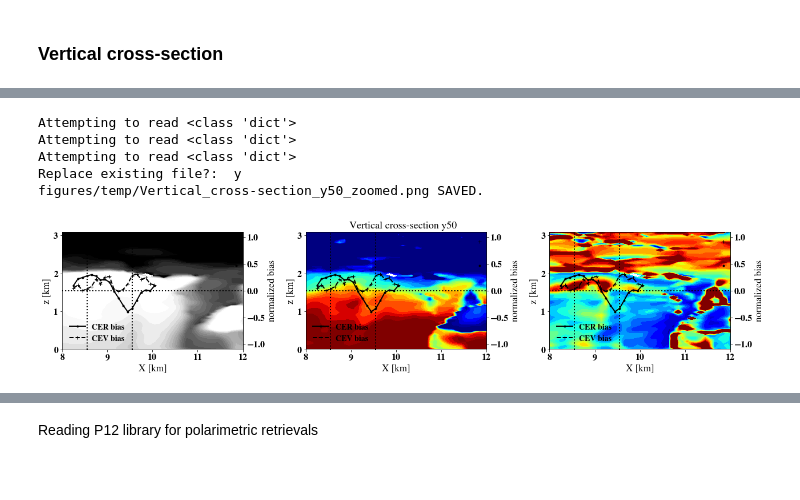
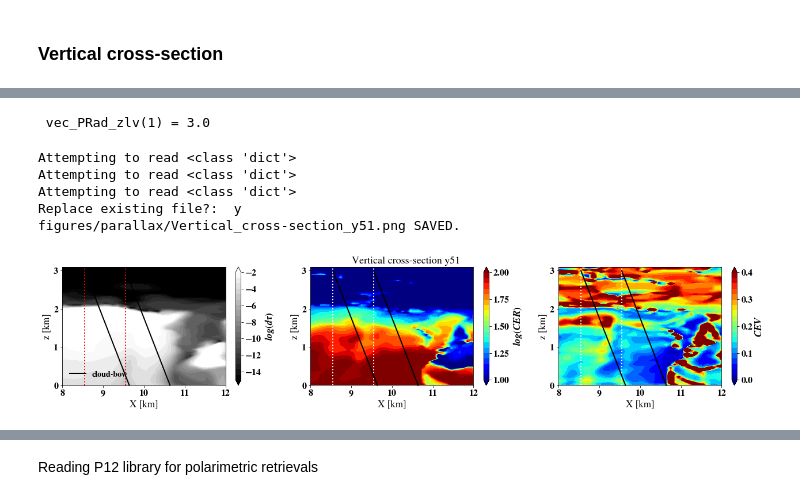
Before and after one commit to cpnHere/ACRS, a Jupyter notebook: Retrievals/Pol_retrievals/analysis_pol_ret.ipynb, the cells around one changed output, grey strips where cells are left out. Cells and saved outputs as stored; diff of their text form; code cells hidden in the pictures; blank space fills up the shorter version.

Commit message:
Parallax effect inside the cloud. New figures done. In the middle of writing chap5 of the Thesis.

```diff
--- a/Retrievals/Pol_retrievals/analysis_pol_ret.ipynb
+++ b/Retrievals/Pol_retrievals/analysis_pol_ret.ipynb
@@ -306,0 +347,7 @@ figures/parallax/Cloudbow_line-of-sight_from_the_sensor_for_varying_SZA_at_x110y
+# %%
+import cpnCommonlib as cpn
+cpn.setup_figures(plt)
+SZA=60
+srZA=180-SZA
+les,pol_tail = read_vw_pol(SZA,'','RIC')
+RTvnir=LES_case(les.name+'_'+str(srZA)+'_b0p860')
@@ -306,0 +370,7 @@ figures/parallax/Cloudbow_line-of-sight_from_the_sensor_for_varying_SZA_at_x110y
+# %%
+pol_re = les.S.Pol3D['ret_Re']
+pol_re1D = les.S.Pol1D['ret_Re']
+pol_ve = les.S.Pol3D['ret_Ve']
+pol_ve1D = les.S.Pol1D['ret_Ve']
+re_bias = pol_re-vw_res_by_type('ret_Re',les,res='')
+ve_bias = pol_ve-vw_res_by_type('ret_Ve',les,res='')
@@ -307,53 +384,74 @@ figures/parallax/Cloudbow_line-of-sight_from_the_sensor_for_varying_SZA_at_x110y
 # %%
-cpn.setup_figures(plt)
-xi,yi = 110,50
-z = RC.DHARMA.z
-x,y = RC.x/1e3,z/1e3
-dTau = RC.dTau[1,:]
-dRe = RC.VW.re_tau
-dVe = RC.VW.ve_tau
+xi,yi = 110,51
+reb=re_bias[yi,:]/np.nanmax(abs(re_bias[yi,80:100]))
+veb=ve_bias[yi,:]/np.nanmax(abs(ve_bias[yi,80:100]))
+x = les.x/1e3
+
+z = les.DHARMA.z
+x,y = les.x/1e3,z/1e3
+dTau = les.dTau[1,:]
+dRe = les.VW.re_tau
+dVe = les.VW.ve_tau
 ttau = dTau.sum(axis=0)
+
+sensor = RTvnir.RT.read_from_nml(54) # sensor altitude
+ctop = 2.0 #RC.DHARMA.z[RC.cot_top[40,40]]/1e3
+the = np.deg2rad(40-60) # the=40-SZA
+x_the = sensor*np.tan(the)  # tan(40-SZA)=x/(sensor-ctop)
 
 fig3,ax3 = plt.subplots(1,3,figsize=(18,4))
 fig3_ttl = 'Vertical cross-section y%d'%(yi)
-Bex = np.einsum('izxy->zxy',lc.RT_field.extp3d)
+Bex = np.einsum('izxy->zxy',RTvnir.RT_field.extp3d)
 #ctf = plt.imshow(Bex[:,yi,:],origin='lower',cmap=plt.cm.binary_r,vmin=0,vmax=60)
 #ctf = plt.imshow(dTau[:,yi,:],origin='lower',cmap=plt.cm.binary_r)
 cmap_1 = plt.cm.binary_r
 cmap_1.set_bad(color='red')
 ctf0 = ax3[0].contourf(x,y,np.log10(dTau[:,yi,:]),np.linspace(-15,-2,21),extend='both',cmap=cmap_1)
 ctf1 = ax3[1].contourf(x,y,np.log10(dRe[:,yi,:]) ,np.linspace(1,2,21),extend='both',cmap=plt.cm.jet)
 ctf2 = ax3[2].contourf(x,y,dVe[:,yi,:],np.linspace(0,0.4,21),extend='both',cmap=plt.cm.jet)
 #cpn.add_cb(fig3,ctf0,ax3[0],orientation='vertical',label=r'$log(d\tau)$',ticks=np.arange(-14,-1.99,2))
+fig3.colorbar(ctf0, ax=ax3[0],ticks=np.arange(-14,-1.99,2),orientation='vertical',label=r'$log(d\tau)$')
 #cpn.add_cb(fig3,ctf1,ax3[1],orientation='vertical',label=r'$log(CER)$',ticks=np.arange(1,2.1,0.25))
+fig3.colorbar(ctf1, ax=ax3[1,],orientation='vertical',label=r'$log(CER)$',ticks=np.arange(1,2.1,0.25))
 #cpn.add_cb(fig3,ctf2,ax3[2],orientation='vertical',label=r'$CEV$',ticks=np.arange(0,0.41,0.1))
-clr = ['k','k','k']
+fig3.colorbar(ctf2, ax=ax3[2],orientation='vertical',label=r'$CEV$',ticks=np.arange(0,0.41,0.1))
+clr = ['r','w','w']
 for i in range(3):
 #    ax3[i].plot(x,z[RC.cot_top[yi,:]]/1e3,clr[i]+'-')
     bias = cpn.load_obj('/umbc/xfs1/zzbatmos/users/charaj1/taki/les_mscart_analysis/temp/re_bias')
-    axy = ax3[i].twinx()
-    axy.plot(bias['x'],bias['reb'],clr[i]+'.-',label = 'CER bias')
-    axy.plot(bias['x'],bias['veb'],clr[i]+'+--',label = 'CEV bias')
+    '''
+    if i==1:
+        axy = ax3[i].twinx()
+        axy.plot(x[80:100],reb[80:100],clr[i]+'.-',label = 'CER bias',linewidth=3)
+    if i==2:
+        axy = ax3[i].twinx()
+        axy.plot(x[80:100],veb[80:100],clr[i]+'+--',label = 'CEV bias',linewidth=3)
     axy.legend(loc='lower left')
-    axy.set_ylabel('normalized bias')
-    axy.axhline(0,ls=':',color='k')
+    '''
+    #axy.set_ylabel('normalized bias')
+    #axy.axhline(0,ls=':',color='k')
     ax3[i].axvline(x[85],ls=':',color=clr[i])
     ax3[i].axvline(x[95],ls=':',color=clr[i])
     ax3[i].set_ylim(0,3.1)
     ax3[i].set_xlim(8,12)
     ax3[i].set_xlabel('X [km]')
     ax3[i].set_ylabel('z [km]')
+    #axy.tick_params(axis="y",direction="in", pad=-35,colors=clr[i])
 
+    ax3[i].plot([x[85]-x_the,x[85]],[0,sensor],'k-',label='cloud-bow')
+    ax3[i].plot([x[95]-x_the,x[95]],[0,sensor],'k-')
 
+ax3[0].legend(loc='lower left')
 fig3.tight_layout(rect=[0,0,1,0.97])
 fig3.suptitle(fig3_ttl)
+#cpn.sub_labels(ax3,clr='w')
 
-
-cpn.savefig(fig3,fig3_ttl+'_zoomed','figures/temp/')
+cpn.savefig(fig3,fig3_ttl,'figures/parallax/')
 # %% [output]
-Attempting to read <class 'dict'>
-Attempting to read <class 'dict'>
-Attempting to read <class 'dict'>
-Replace existing file?:  y
-figures/temp/Vertical_cross-section_y50_zoomed.png SAVED.
+ vec_PRad_zlv(1) = 3.0
+Attempting to read <class 'dict'>
+Attempting to read <class 'dict'>
+Attempting to read <class 'dict'>
+Replace existing file?:  y
+figures/parallax/Vertical_cross-section_y51.png SAVED.
-[figure, old version]
+[figure, new version]
```
Also changed, not shown: parts of 15 cells of this notebook.
